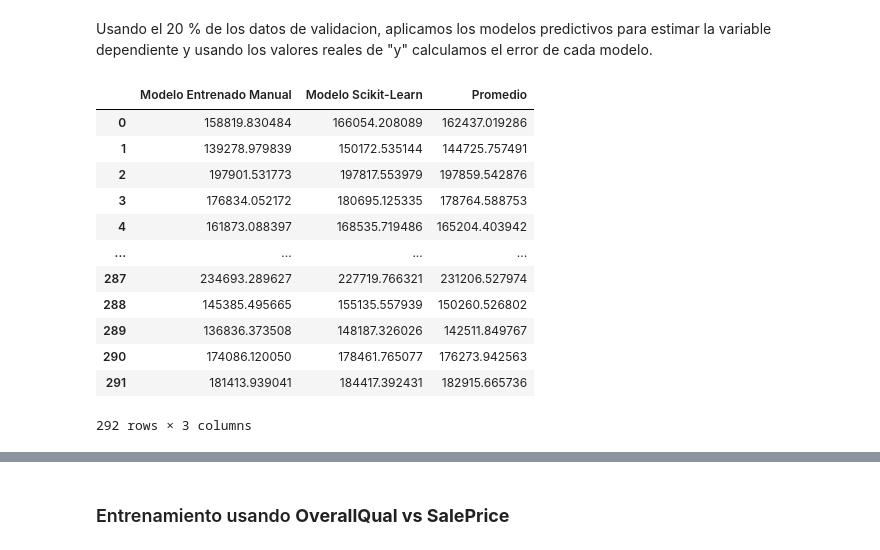
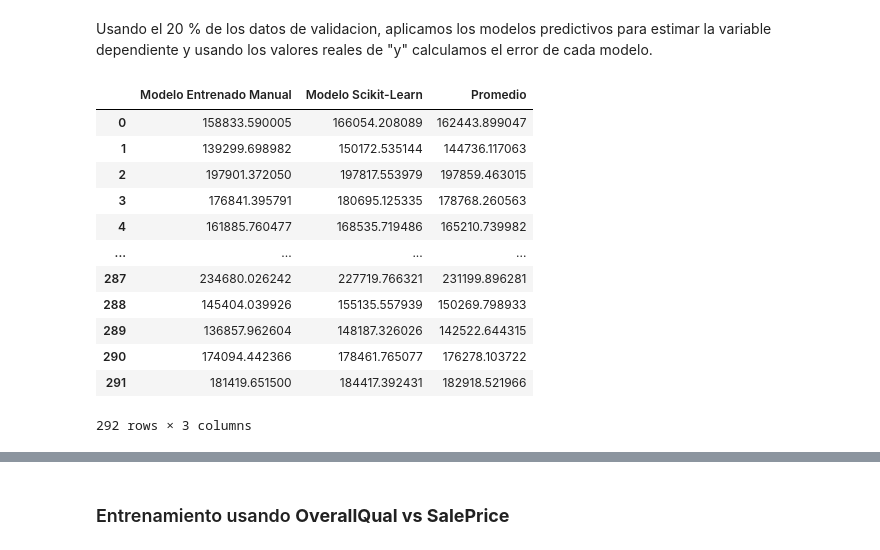
Before and after one commit to ElMangel/Proyecto-1--Regresi-n-con-c-digo, a Jupyter notebook: Proyecto_19000522.ipynb, the cells around one changed output, grey strips where cells are left out. Drawn from its saved outputs; the diff is of its cells as text; code cells hidden in the pictures.

Commit message:
Solo falta crear la funcion matplot para ver la evolucion del modelo

```diff
--- a/Proyecto_19000522.ipynb
+++ b/Proyecto_19000522.ipynb
@@ -362,3 +318,31 @@ alpha = 0.00000001
 # %% [markdown]
 ---
 Funcion para calculo de prediccion
+# %%
+def entrenar_regresion_lineal(x, y, epochs, imprimir_error_cada, alpha):
+    X = np.column_stack((x, np.ones(len(x))))
+
+    beta = np.zeros(2)
+    errores = []
+    almacen_it = {}
+
+    for epoch in range(1, epochs+1):
+        y_hat = np.dot(X, beta)
+
+        error = np.mean(y_hat - y)
+        error = error*error
+        error = error/(2*len(X))
+        errores.append(error)
+
+        gradiente_beta1 = np.mean((y_hat - y) * X[:, 0])
+        gradiente_beta0 = np.mean(y_hat - y)
+
+        beta[0] -= alpha * gradiente_beta1
+        beta[1] -= alpha * gradiente_beta0
+
+        if epoch % imprimir_error_cada == 0:
+             print(f"Iteración {epoch}: Error = {error}")
+
+        almacen_it[f'{epoch}'] = beta
+
+    return almacen_it, errores
@@ -384,6 +380,10 @@ def predecir(beta_final, modelo_scikit, x):
 
 Utilizando modelo entrenado:
 # %%
-beta_final_1stFlrSF, prediccion_1stFlrSF = entrenar_regresion_lineal(dataset_entrenamiento[:,2], dataset_entrenamiento[:,0], 10000, 1000, 0.00000132)
-print("Parámetros finales del modelo:", beta_final_1stFlrSF)
+beta_final_1stFlrSF, errores= entrenar_regresion_lineal(dataset_entrenamiento[:,2], dataset_entrenamiento[:,0], 24000, 2000, 0.00000132)
+
+ultima_llave = list(beta_final_1stFlrSF.keys())[-1]
+beta_final1_1stFlrSF = beta_final_1stFlrSF[ultima_llave]
+
+print("Parámetros finales del modelo:", beta_final1_1stFlrSF)
 # %% [output]
@@ -406,21 +412,21 @@ reg = LinearRegression().fit(nueva, dataset_entrenamiento[:,0])
 # %% [markdown]
 Usando el 20 % de los datos de validacion, aplicamos los modelos predictivos para estimar la variable dependiente y usando los valores reales de "y" calculamos el error de cada modelo.
 # %%
-predicciones = predecir(beta_final_1stFlrSF, reg, dataset_validacion[:,2])
+predicciones = predecir(beta_final1_1stFlrSF, reg, dataset_validacion[:,2])
 predicciones
 # %% [output]
 |  | Modelo Entrenado Manual | Modelo Scikit-Learn | Promedio |
-| 0 | 158819.830484 | 166054.208089 | 162437.019286 |
-| 1 | 139278.979839 | 150172.535144 | 144725.757491 |
-| 2 | 197901.531773 | 197817.553979 | 197859.542876 |
-| 3 | 176834.052172 | 180695.125335 | 178764.588753 |
-| 4 | 161873.088397 | 168535.719486 | 165204.403942 |
+| 0 | 158833.590005 | 166054.208089 | 162443.899047 |
+| 1 | 139299.698982 | 150172.535144 | 144736.117063 |
+| 2 | 197901.372050 | 197817.553979 | 197859.463015 |
+| 3 | 176841.395791 | 180695.125335 | 178768.260563 |
+| 4 | 161885.760477 | 168535.719486 | 165210.739982 |
 | ... | ... | ... | ... |
-| 287 | 234693.289627 | 227719.766321 | 231206.527974 |
-| 288 | 145385.495665 | 155135.557939 | 150260.526802 |
-| 289 | 136836.373508 | 148187.326026 | 142511.849767 |
-| 290 | 174086.120050 | 178461.765077 | 176273.942563 |
-| 291 | 181413.939041 | 184417.392431 | 182915.665736 |
+| 287 | 234680.026242 | 227719.766321 | 231199.896281 |
+| 288 | 145404.039926 | 155135.557939 | 150269.798933 |
+| 289 | 136857.962604 | 148187.326026 | 142522.644315 |
+| 290 | 174094.442366 | 178461.765077 | 176278.103722 |
+| 291 | 181419.651500 | 184417.392431 | 182918.521966 |
 292 rows × 3 columns
 # %%
 predicciones['Precio Real'] = dataset_validacion[:,0]
```
Also changed, not shown: parts of 14 cells of this notebook.
